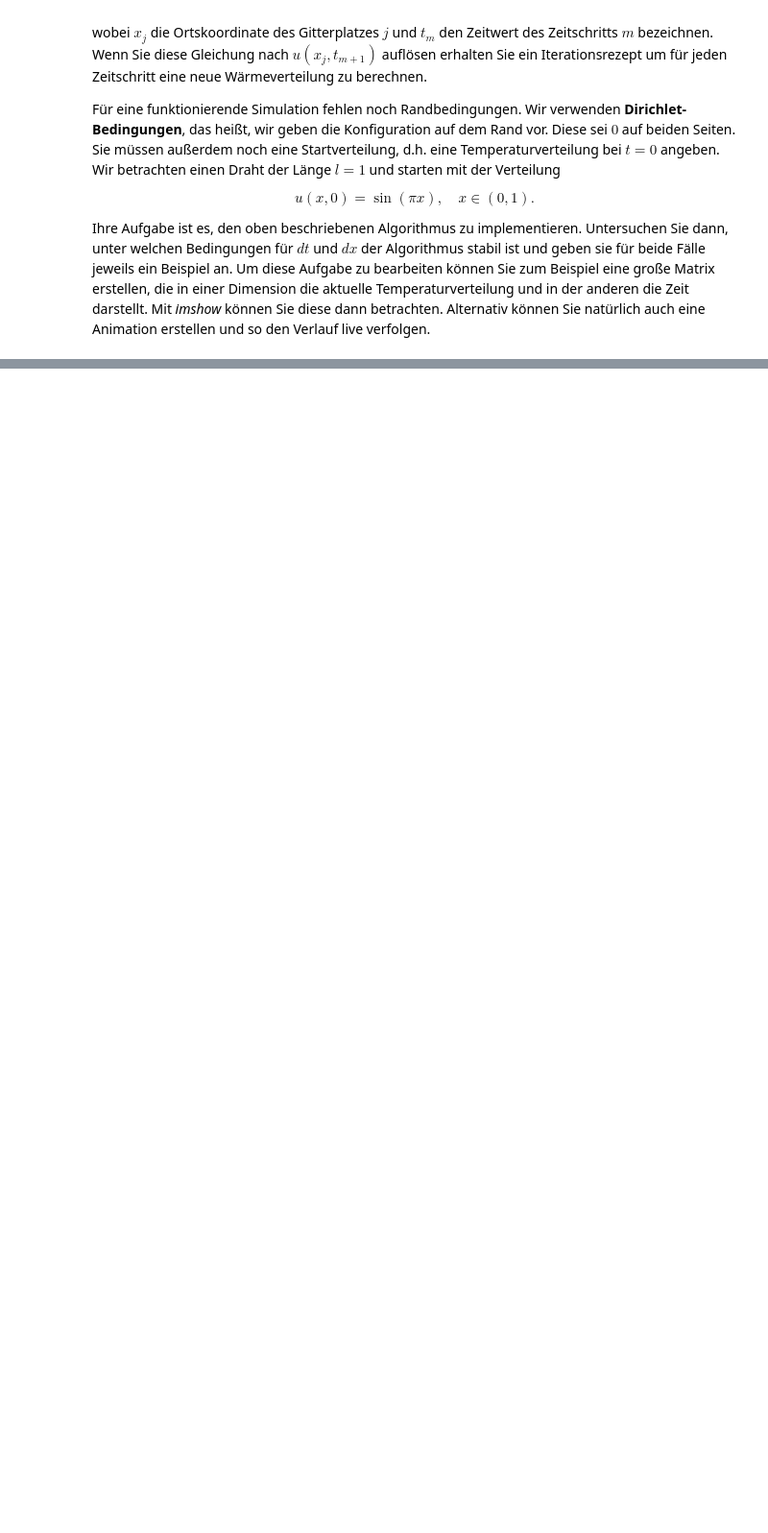
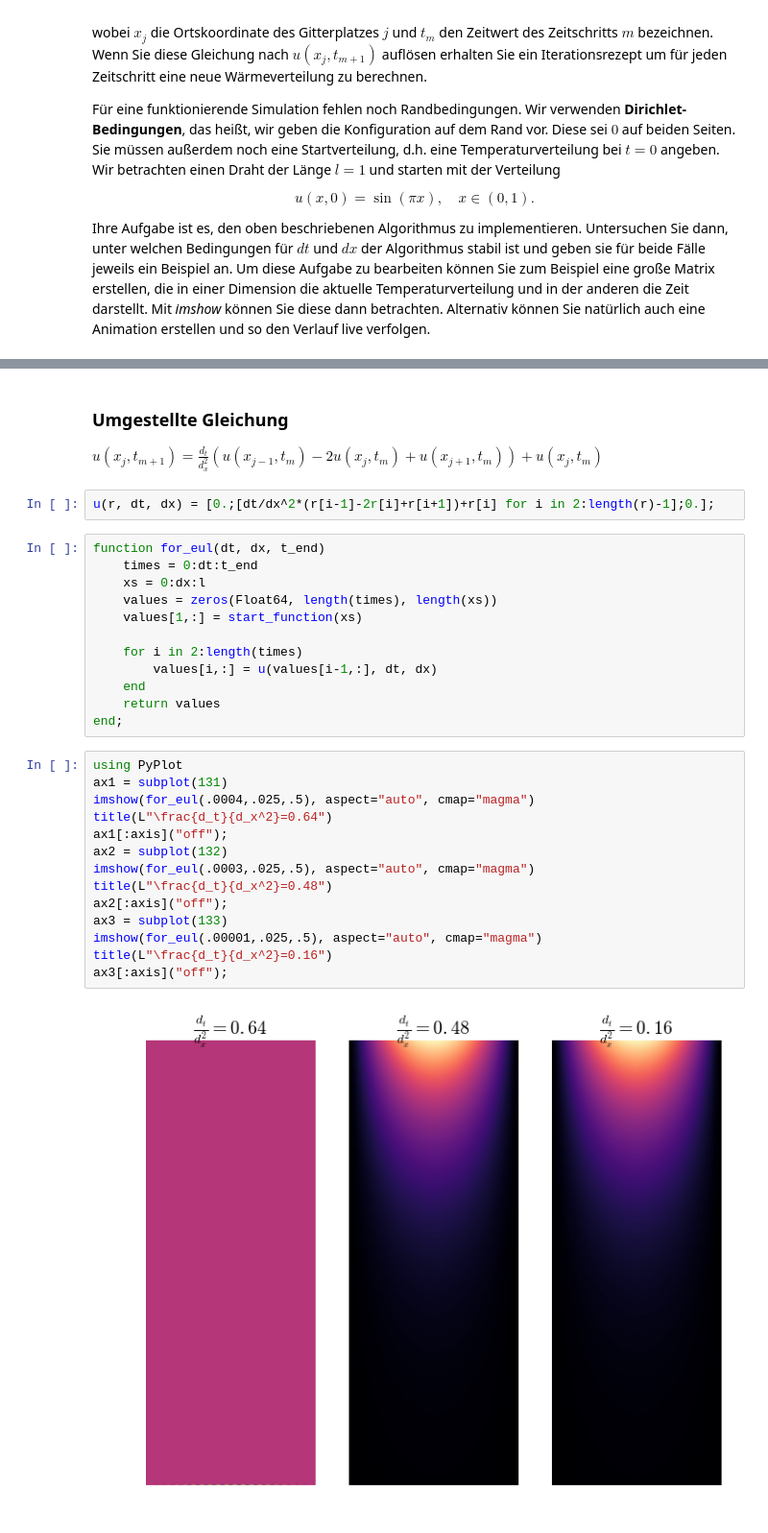
Before and after one commit to Handfeger/compphys-2016, a Jupyter notebook: uebung_06/06_heisser_draht.ipynb, the cells around one changed output, grey strips where cells are left out. Shown: that part at 96% size. Saved outputs shown, nothing was run; the diff lists cells and outputs as text; blank space fills up the shorter version.

```diff
--- a/uebung_06/06_heisser_draht.ipynb
+++ b/uebung_06/06_heisser_draht.ipynb
@@ -43,0 +48,33 @@ Ihre Aufgabe ist es, den oben beschriebenen Algorithmus zu implementieren. Unter
+# %% [markdown]
+### Umgestellte Gleichung
+$u(x_j, t_{m+1}) = \frac{d_t}{d_x^2}\left(u(x_{j-1}, t_m)-2u(x_j, t_m) + u(x_{j+1}, t_m)\right)+u(x_j, t_m)$
+# %%
+u(r, dt, dx) = [0.;[dt/dx^2*(r[i-1]-2r[i]+r[i+1])+r[i] for i in 2:length(r)-1];0.];
+# %%
+function for_eul(dt, dx, t_end)
+    times = 0:dt:t_end
+    xs = 0:dx:l
+    values = zeros(Float64, length(times), length(xs))
+    values[1,:] = start_function(xs)
+
+    for i in 2:length(times)
+        values[i,:] = u(values[i-1,:], dt, dx)
+    end
+    return values
+end;
+# %%
+using PyPlot
+ax1 = subplot(131)
+imshow(for_eul(.0004,.025,.5), aspect="auto", cmap="magma")
+title(L"\frac{d_t}{d_x^2}=0.64")
+ax1[:axis]("off");
+ax2 = subplot(132)
+imshow(for_eul(.0003,.025,.5), aspect="auto", cmap="magma")
+title(L"\frac{d_t}{d_x^2}=0.48")
+ax2[:axis]("off");
+ax3 = subplot(133)
+imshow(for_eul(.00001,.025,.5), aspect="auto", cmap="magma")
+title(L"\frac{d_t}{d_x^2}=0.16")
+ax3[:axis]("off");
+# %% [output]
+[figure, added]
```
Also changed, not shown: parts of 2 cells of this notebook.
